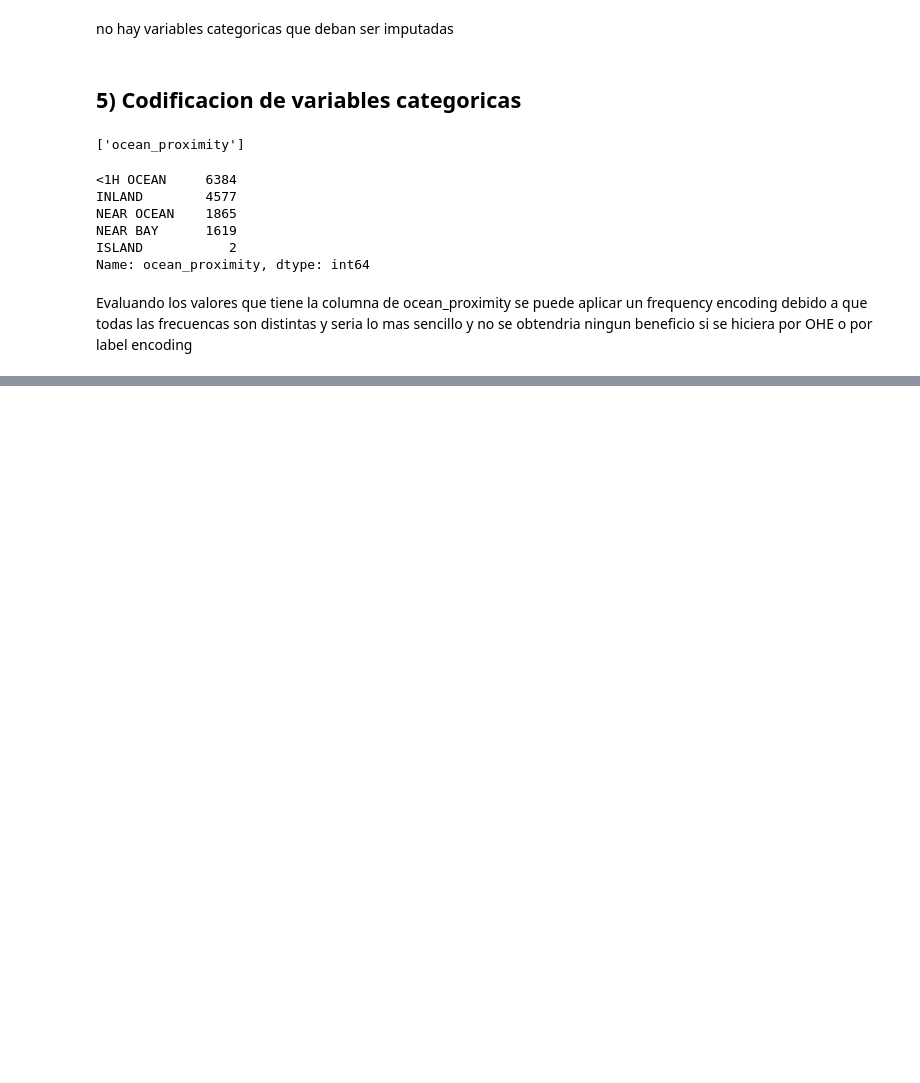
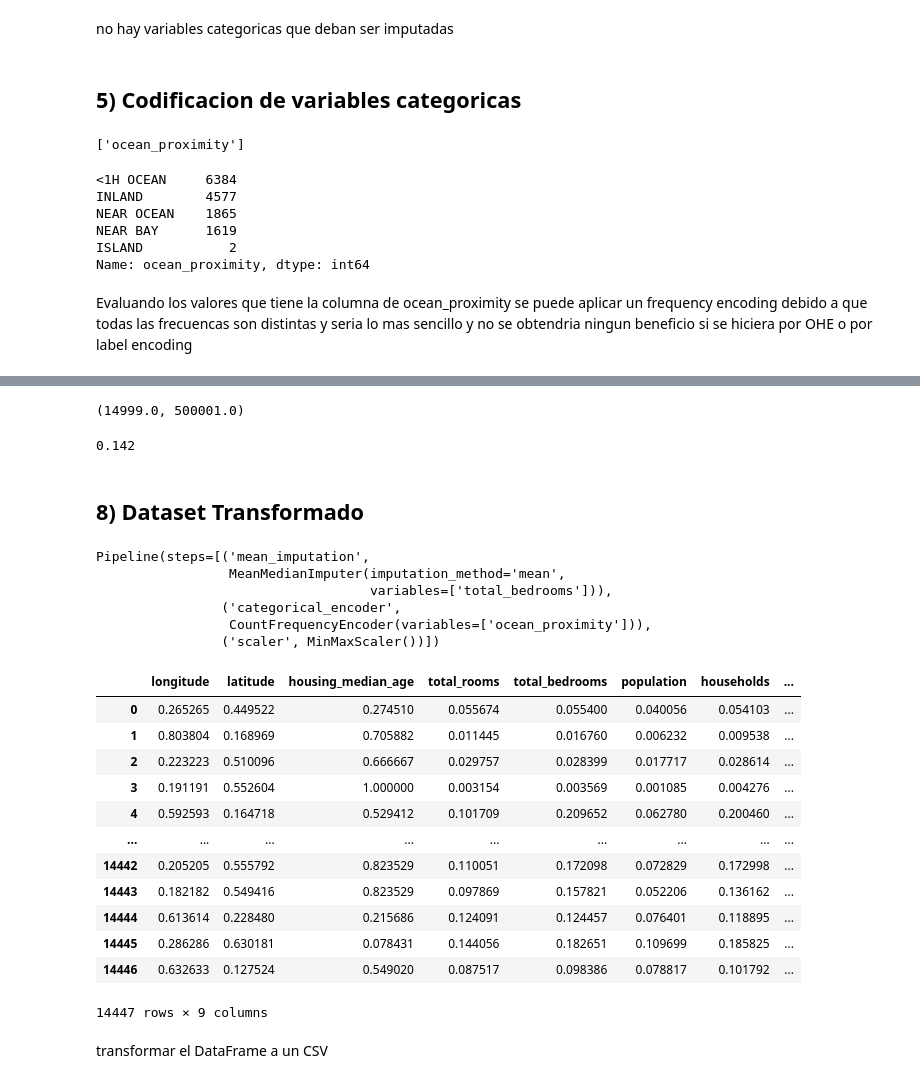
Before and after one commit to JPRodasM/Terea3_SL, a Jupyter notebook: Laboratorio_3.ipynb, the cells around one changed output, grey strips where cells are left out. Saved outputs shown, nothing was run; the diff lists cells and outputs as text; code cells hidden in the pictures; blank space fills up the shorter version.

Commit message:
ya tiene el RMSE y el datafrome en CSV

```diff
--- a/Laboratorio_3.ipynb
+++ b/Laboratorio_3.ipynb
@@ -109,0 +148,5 @@ Evaluando los valores que tiene la columna de ocean_proximity se puede aplicar u
+# %%
+X_train = dataTrain.drop(['id','median_house_value'], axis=1)
+y_train = dataTrain['median_house_value']
+# %%
+DataPipeline.fit(X_train,y_train)
@@ -109,0 +170,53 @@ Evaluando los valores que tiene la columna de ocean_proximity se puede aplicar u
+# %%
+np.min((y_train)), np.max((y_train))
+# %% [output]
+(14999.0, 500001.0)
+# %%
+round(rmseTest /(np.max((y_train))-np.min((y_train))),3)
+# %% [output]
+0.142
+# %% [markdown]
+## 8) Dataset Transformado
+# %%
+DataPipelineTransform = Pipeline([
+    # Imputaciones
+    ('mean_imputation',
+        MeanMedianImputer(imputation_method='mean', variables=cols_con_na)),
+
+    #Codificacion de variables categoricas
+    ('categorical_encoder',
+        CountFrequencyEncoder(encoding_method='count', variables=categoricas)),
+
+    #Feature Scaling
+    ('scaler',
+        MinMaxScaler())
+])
+# %%
+DataPipelineTransform.fit(X_train,y_train)
+# %% [output]
+Pipeline(steps=[('mean_imputation',
+                 MeanMedianImputer(imputation_method='mean',
+                                   variables=['total_bedrooms'])),
+                ('categorical_encoder',
+                 CountFrequencyEncoder(variables=['ocean_proximity'])),
+                ('scaler', MinMaxScaler())])
+# %%
+DataOut_X= pd.DataFrame(DataPipelineTransform.transform(X_train))
+DataOut_X.columns = X_train.columns
+DataOut_X
+# %% [output]
+|  | longitude | latitude | housing_median_age | total_rooms | total_bedrooms | population | households | ... |
+| 0 | 0.265265 | 0.449522 | 0.274510 | 0.055674 | 0.055400 | 0.040056 | 0.054103 | ... |
+| 1 | 0.803804 | 0.168969 | 0.705882 | 0.011445 | 0.016760 | 0.006232 | 0.009538 | ... |
+| 2 | 0.223223 | 0.510096 | 0.666667 | 0.029757 | 0.028399 | 0.017717 | 0.028614 | ... |
+| 3 | 0.191191 | 0.552604 | 1.000000 | 0.003154 | 0.003569 | 0.001085 | 0.004276 | ... |
+| 4 | 0.592593 | 0.164718 | 0.529412 | 0.101709 | 0.209652 | 0.062780 | 0.200460 | ... |
+| ... | ... | ... | ... | ... | ... | ... | ... | ... |
+| 14442 | 0.205205 | 0.555792 | 0.823529 | 0.110051 | 0.172098 | 0.072829 | 0.172998 | ... |
+| 14443 | 0.182182 | 0.549416 | 0.823529 | 0.097869 | 0.157821 | 0.052206 | 0.136162 | ... |
+| 14444 | 0.613614 | 0.228480 | 0.215686 | 0.124091 | 0.124457 | 0.076401 | 0.118895 | ... |
+| 14445 | 0.286286 | 0.630181 | 0.078431 | 0.144056 | 0.182651 | 0.109699 | 0.185825 | ... |
+| 14446 | 0.632633 | 0.127524 | 0.549020 | 0.087517 | 0.098386 | 0.078817 | 0.101792 | ... |
+14447 rows × 9 columns
+# %% [markdown]
+transformar el DataFrame a un CSV
```
Also changed, not shown: parts of 12 cells of this notebook, 1 other file.
